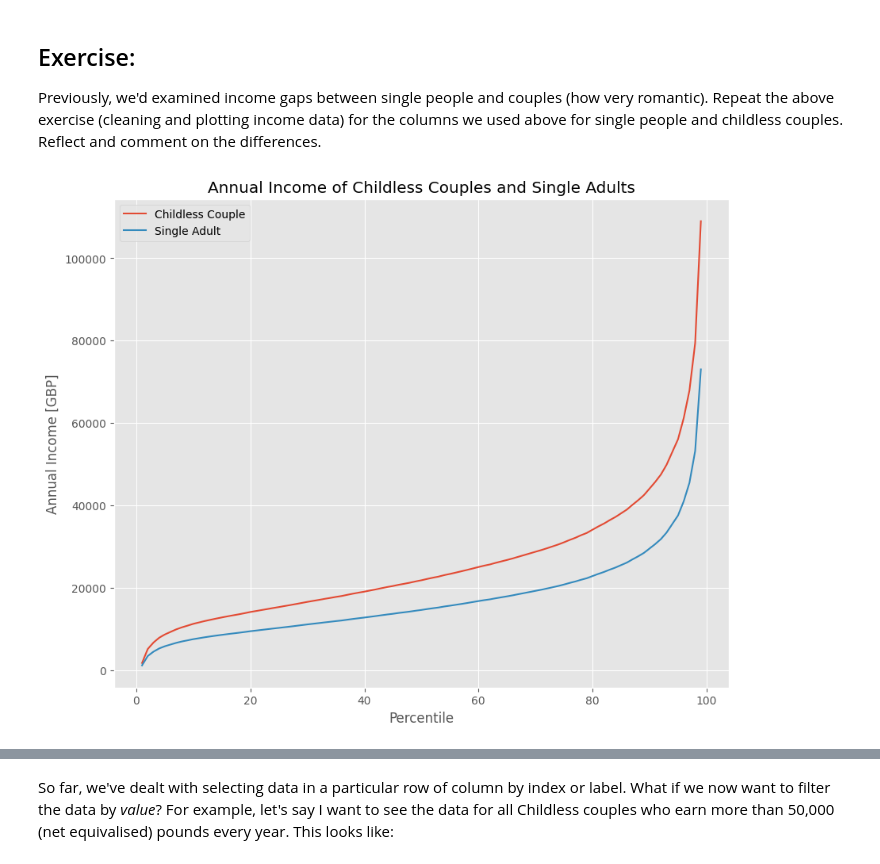
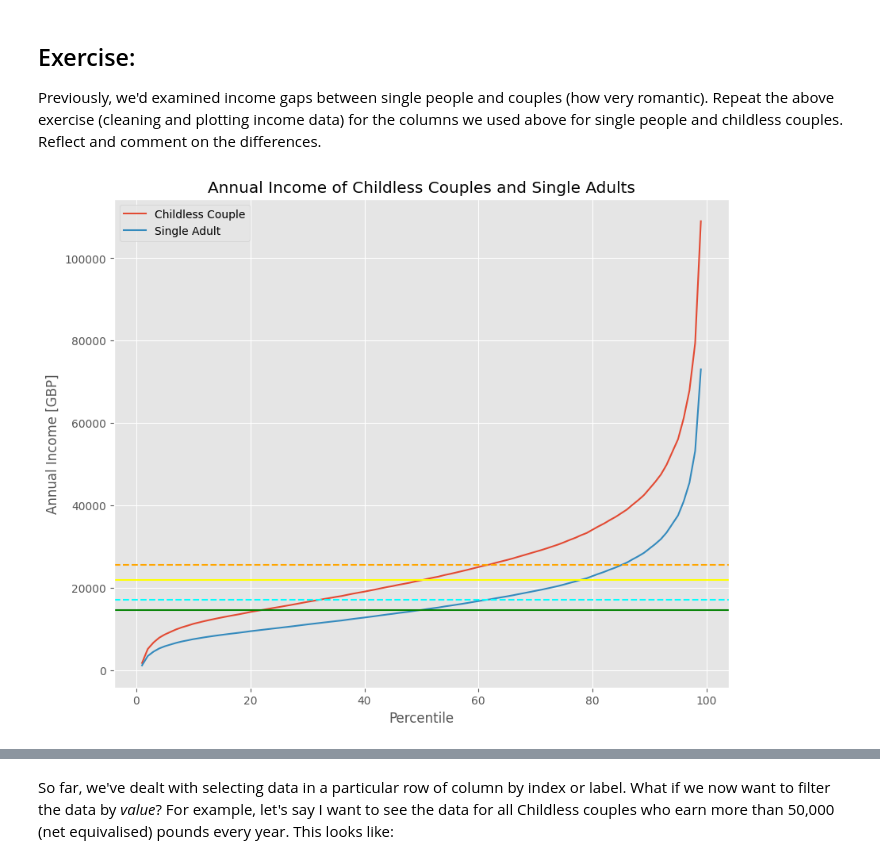
Before and after one commit to wigglyworm88/QM2, a Jupyter notebook: W2_Working_with_Data_in_Pandas.ipynb, the cells around one changed output, grey strips where cells are left out. Drawn from its saved outputs; the diff is of its cells as text; code cells hidden in the pictures.

```diff
--- a/W2_Working_with_Data_in_Pandas.ipynb
+++ b/W2_Working_with_Data_in_Pandas.ipynb
@@ -387,27 +387,35 @@ Previously, we'd examined income gaps between single people and couples (how ver
 # %%
 # Assess the income columns for SINGLE PEOPLE and CHILDLESS COUPLE
 # CLEAN THEM
 
 import matplotlib.pyplot as plt
 
 clean = income[['Childless couple, annual income', 'Single adult']]
 clean.head()
 
 clean=clean.replace(',', '', regex=True)
 clean = clean.replace('-', 'NaN', regex=True).astype('float')
 clean.head()
 
 # PLOT THEM
 clean.plot()
 
 # MEan MEADIAN???
+childless_mean =clean['Childless couple, annual income'].mean()
+childless_median =clean['Childless couple, annual income'].median()
+single_mean =clean['Single adult'].mean()
+single_median = clean['Single adult'].median()
+
+plt.axhline(childless_mean, color='orange', linestyle='--', label='Childless Couple Mean')
+plt.axhline(childless_median, color='yellow', label='Childless Couple Median')
+plt.axhline(single_mean, color='cyan', linestyle='--', label='Single Adult Mean')
+plt.axhline(single_median, color='green', label='Single Adult Median')
 
 plt.title('Annual Income of Childless Couples and Single Adults')
 plt.xlabel('Percentile')
 plt.ylabel('Annual Income [GBP]')
+
 plt.legend(['Childless Couple','Single Adult'])
 plt.show()
-
-# draw axhline? calc mean med mode
 # %% [output]
-[figure, old version]
+[figure, new version]
```
Also changed, not shown: parts of 8 cells of this notebook.
